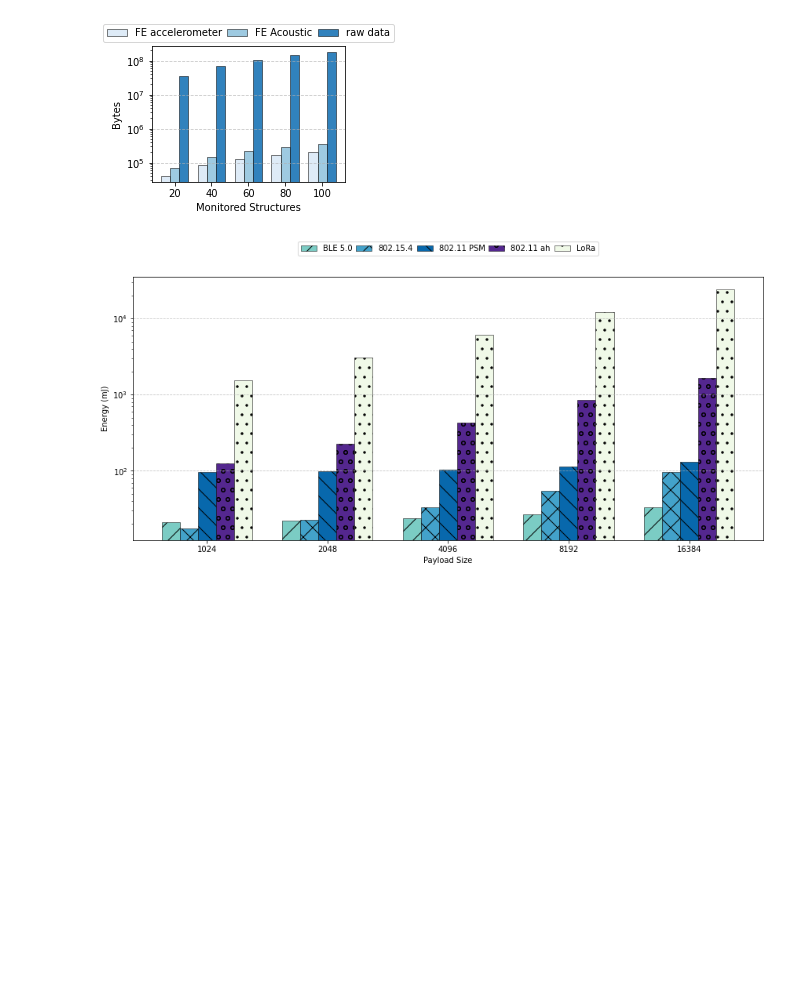
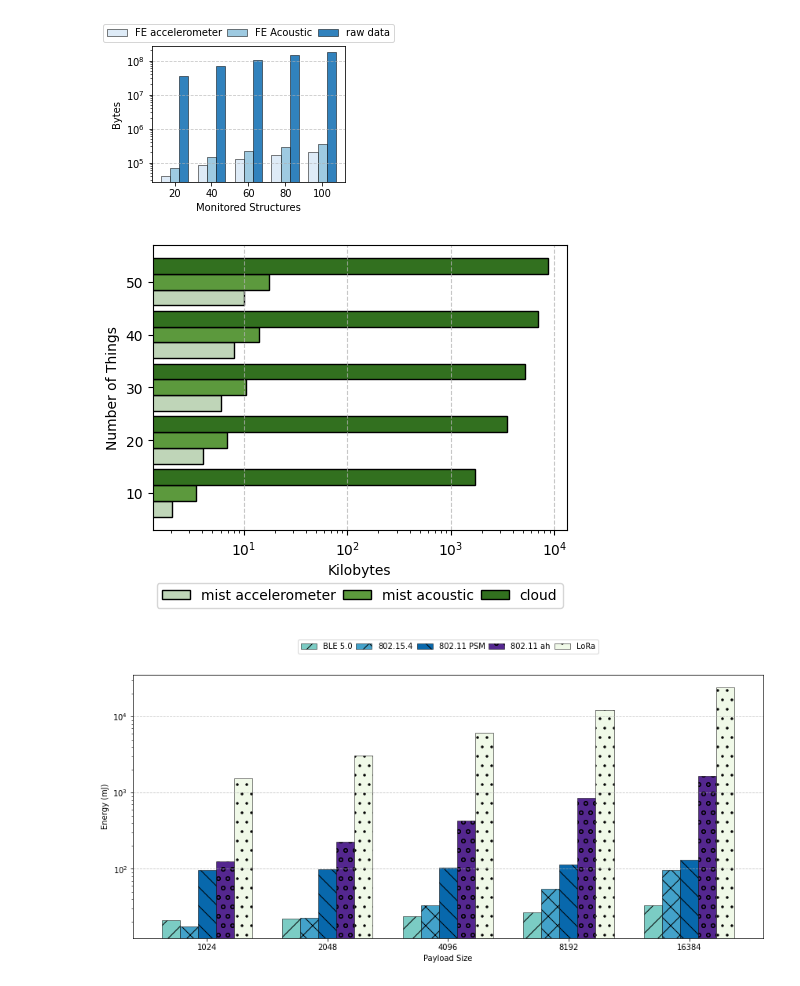
Before and after one commit to ivanzy/professor, a Jupyter notebook: scripts/check-data.ipynb, the cells around one changed output. Saved outputs shown, nothing was run; the diff lists cells and outputs as text; code cells hidden in the pictures; blank space fills up the shorter version.

Commit message:
feat: horinzontal graph for iotinuum paper

```diff
--- a/scripts/check-data.ipynb
+++ b/scripts/check-data.ipynb
@@ -87,13 +88,13 @@ f1 = [(207) * 10 * x for x in x_values]
 f2 = [(357) * x * 10 for x in x_values]
 f3 = [(177544) * x * 10 for x in x_values]
 
-colors = ['#deebf7', '#9ecae1', '#3182bd']
-patterns = ['--', 'xx', '..']
-labels = ['FE accelerometer' , 'FE Acoustic', 'raw data']
+colors = ["#deebf7", "#9ecae1", "#3182bd"]
+patterns = ["--", "xx", ".."]
+labels = ["FE accelerometer", "FE Acoustic", "raw data"]
 
 # Plot the bar chart with proper spacing
 plt.figure(figsize=(4, 3))
-plt.grid(axis='y', linestyle='--', alpha=0.7)
+plt.grid(axis="y", linestyle="--", alpha=0.7)
 
 for i, (data, color, pattern) in enumerate(zip([f1, f2, f3], colors, patterns)):
     x_offset = i * bar_width
@@ -105,8 +106,8 @@ for i, (data, color, pattern) in enumerate(zip([f1, f2, f3], colors, patterns)):
         alpha=1,
         color=color,
         # hatch=pattern,
-        edgecolor='black',  # Add black border
-        linewidth=0.5  # Adjust the border thickness
+        edgecolor="black",  # Add black border
+        linewidth=0.5,  # Adjust the border thickness
     )
 
 
@@ -121,16 +122,76 @@ plt.ylabel("Bytes")
 plt.yscale("log")
 
 # Set the legend to be horizontal at the top
-plt.legend(loc='upper center', bbox_to_anchor=(
-    0.5, 1.2), ncol=3, columnspacing=0.5)
+plt.legend(loc="upper center", bbox_to_anchor=(0.5, 1.2), ncol=3, columnspacing=0.5)
 
 # Show the plot
 plt.xticks(x_values, x_values)  # Show the original x-values on the x-axis
 plt.tight_layout()
 # plt.show()
-plt.savefig(f'payload_size.pdf', format='pdf',  bbox_inches='tight')
+plt.savefig(f"payload_size.pdf", format="pdf", bbox_inches="tight")
 # %% [output]
 [figure]
+# %%
+import matplotlib.pyplot as plt
+import numpy as np
+
+# Define the maximum y-value
+max_y_kb = 1775440  # Maximum y-value in kilobytes
+
+# Define the y values with a small offset for spacing
+y_values = np.arange(10, 51, 10)
+
+# Define the height of the bars
+bar_height = 3  # Adjust as needed for spacing
+
+# Define the functions
+f1 = [(207 / 1024) * y for y in y_values]
+f2 = [(357 / 1024) * y for y in y_values]
+f3 = [(177544 / 1024) * y for y in y_values]
+
+# colors = ['#deebf7', '#9ecae1', '#3182bd']
+colors = ["#bfd5b8", "#5c993d", "#32701f"]
+patterns = ["--", "xx", ".."]
+labels = ["mist accelerometer", "mist acoustic", "cloud"]
+
+# Plot the horizontal bar chart with proper spacing
+plt.figure(figsize=(5, 4))
+plt.grid(axis="x", linestyle="--", alpha=0.7)
+
+for i, (data, color, pattern) in enumerate(zip([f1, f2, f3], colors, patterns)):
+    y_offset = i * bar_height
+    plt.barh(
+        y_values - bar_height + y_offset,
+        data,
+        height=bar_height,
+        label=labels[i],
+        alpha=1,
+        color=color,
+        # hatch=pattern,
+        edgecolor="black",  # Add a black border
+        linewidth=1,  # Adjust the border thickness
+    )
+
+# Add a legend
+plt.legend()
+
+# Set labels and title
+plt.ylabel("Number of Things")
+plt.xlabel("Kilobytes")  # Change the x-axis label
+
+# Set the x-axis to log scale
+plt.xscale("log")
+
+# Set the legend to be horizontal at the bottom
+plt.legend(loc="lower center", bbox_to_anchor=(0.5, -0.3), ncol=3, columnspacing=0.5)
+
+# Show the plot
+plt.yticks(y_values, y_values)  # Show the original y-values on the y-axis
+plt.tight_layout()
+# plt.show()
+plt.savefig(f"payload_size_horizontal_kb.pdf", format="pdf", bbox_inches="tight")
+# %% [output]
+[figure, added]
 # %%
 import matplotlib.pyplot as plt
 import pandas as pd
```
Also changed, not shown: parts of 5 cells of this notebook, 2 other files.
